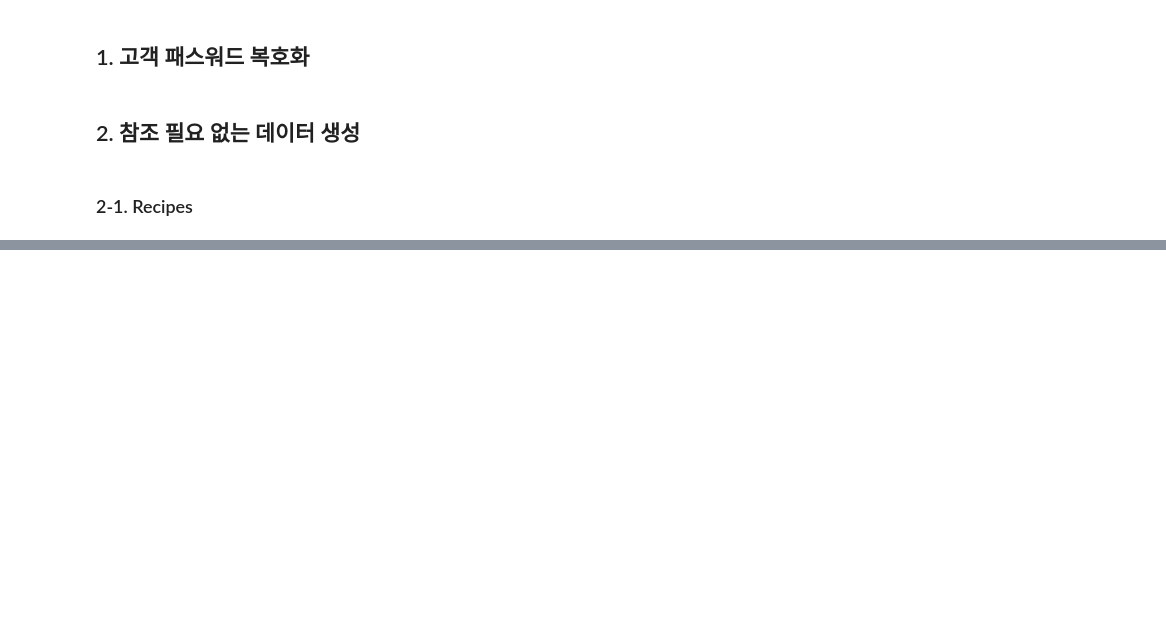
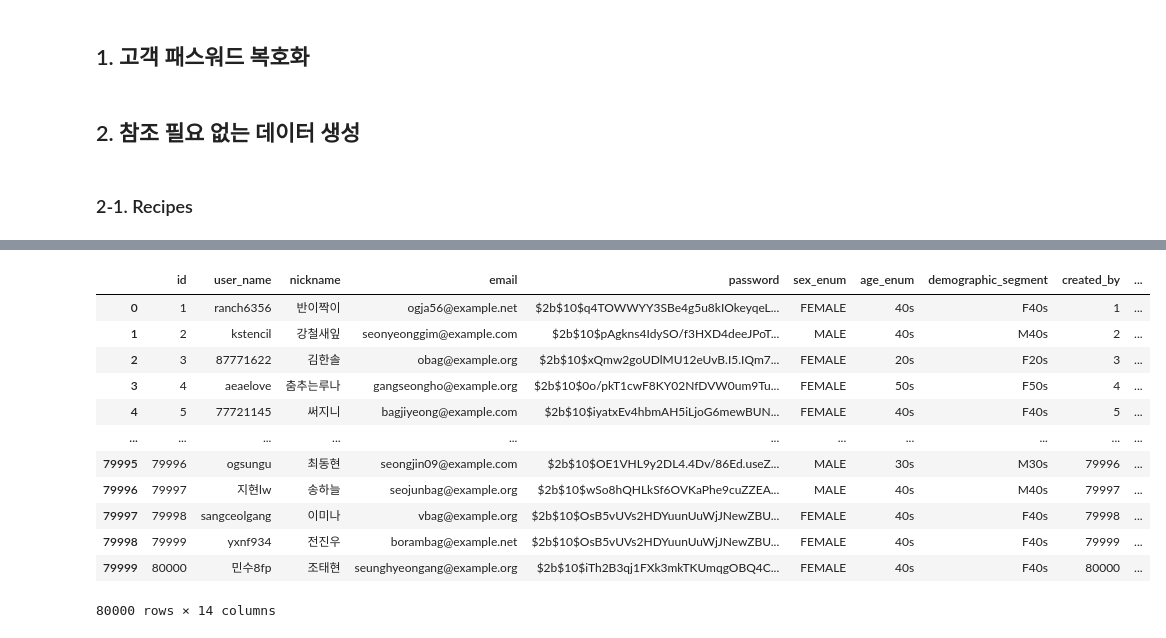
Before and after one commit to Reciping/reciping-data-pipeline, a Jupyter notebook: create_data.ipynb, the cells around one changed output, grey strips where cells are left out. Saved outputs shown, nothing was run; the diff lists cells and outputs as text; code cells hidden in the pictures; blank space fills up the shorter version.

```diff
--- a/create_data.ipynb
+++ b/create_data.ipynb
@@ -3047,0 +345,30 @@ pd.DataFrame(promotion_data).to_json(
+# %%
+def calculate_demographic_segment(age, sex_enum):
+    """
+    연령과 성별을 기반으로 인구통계학적 세그먼트를 계산합니다.
+
+    Args:
+        age (int): 나이
+        sex_enum (str): 성별 ('MALE' 또는 'FEMALE')
+
+    Returns:
+        str: 인구통계학적 세그먼트 (예: 'M20s', 'F30s', 'M40s', etc.)
+    """
+    # 성별 코드 생성
+    gender_code = 'M' if sex_enum == 'MALE' else 'F'
+
+    # 연령대 계산
+    if 20 <= age <= 29:
+        age_group = '20s'
+    elif 30 <= age <= 39:
+        age_group = '30s'
+    elif 40 <= age <= 49:
+        age_group = '40s'
+    elif 50 <= age <= 59:
+        age_group = '50s'
+    elif 60 <= age <= 69:
+        age_group = '60s'
+    else:
+        age_group = 'other'
+
+    return f"{gender_code}{age_group}"
@@ -3047,0 +707,13 @@ pd.DataFrame(promotion_data).to_json(
+# %%
+# 🎯 목표 연령 분포 달성 - 최종 실행
+print("🎯 목표 연령 분포 달성 - 최종 실행")
+print("=" * 50)
+print("목표: 30대 30%, 40대 40%, 20대 20%, 50대 7%, 60대 3%")
+print("방법: 모든 사용자(레시피+신규)에게 동일한 연령 분포 적용")
+print()
+
+user_data = generate_user_data_with_dask(
+    total_recipes_renamed,
+    num_users=80000,
+    batch_size=5000
+)
@@ -3047,0 +759,16 @@ pd.DataFrame(promotion_data).to_json(
+# %%
+user_data
+# %% [output]
+|  | id | user_name | nickname | email | password | sex_enum | age_enum | demographic_segment | created_by | ... |
+| 0 | 1 | ranch6356 | 반이짝이 | ogja56@example.net | $2b$10$q4TOWWYY3SBe4g5u8kIOkeyqeL... | FEMALE | 40s | F40s | 1 | ... |
+| 1 | 2 | kstencil | 강철새잎 | seonyeonggim@example.com | $2b$10$pAgkns4IdySO/f3HXD4deeJPoT... | MALE | 40s | M40s | 2 | ... |
+| 2 | 3 | 87771622 | 김한솔 | obag@example.org | $2b$10$xQmw2goUDlMU12eUvB.I5.IQm7... | FEMALE | 20s | F20s | 3 | ... |
+| 3 | 4 | aeaelove | 춤추는루나 | gangseongho@example.org | $2b$10$0o/pkT1cwF8KY02NfDVW0um9Tu... | FEMALE | 50s | F50s | 4 | ... |
+| 4 | 5 | 77721145 | 써지니 | bagjiyeong@example.com | $2b$10$iyatxEv4hbmAH5iLjoG6mewBUN... | FEMALE | 40s | F40s | 5 | ... |
+| ... | ... | ... | ... | ... | ... | ... | ... | ... | ... | ... |
+| 79995 | 79996 | ogsungu | 최동현 | seongjin09@example.com | $2b$10$OE1VHL9y2DL4.4Dv/86Ed.useZ... | MALE | 30s | M30s | 79996 | ... |
+| 79996 | 79997 | 지현lw | 송하늘 | seojunbag@example.org | $2b$10$wSo8hQHLkSf6OVKaPhe9cuZZEA... | MALE | 40s | M40s | 79997 | ... |
+| 79997 | 79998 | sangceolgang | 이미나 | vbag@example.org | $2b$10$OsB5vUVs2HDYuunUuWjJNewZBU... | FEMALE | 40s | F40s | 79998 | ... |
+| 79998 | 79999 | yxnf934 | 전진우 | borambag@example.net | $2b$10$OsB5vUVs2HDYuunUuWjJNewZBU... | FEMALE | 40s | F40s | 79999 | ... |
+| 79999 | 80000 | 민수8fp | 조태현 | seunghyeongang@example.org | $2b$10$iTh2B3qj1FXk3mkTKUmqgOBQ4C... | FEMALE | 40s | F40s | 80000 | ... |
+80000 rows × 14 columns
```
Also changed, not shown: parts of 117 cells of this notebook, 2 other files.
